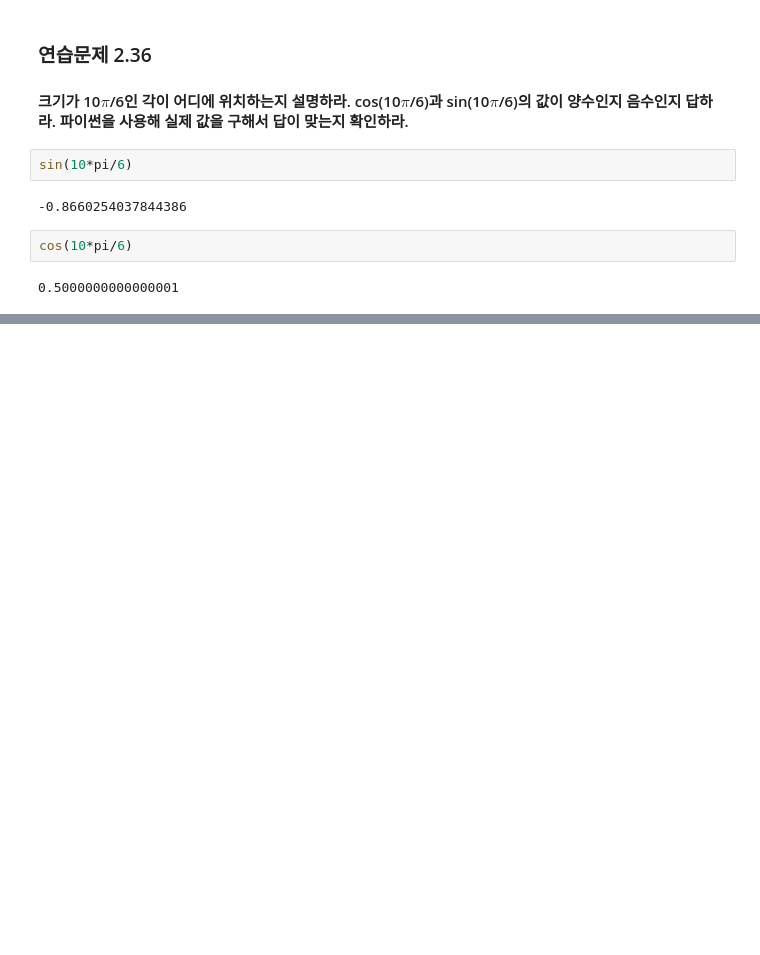
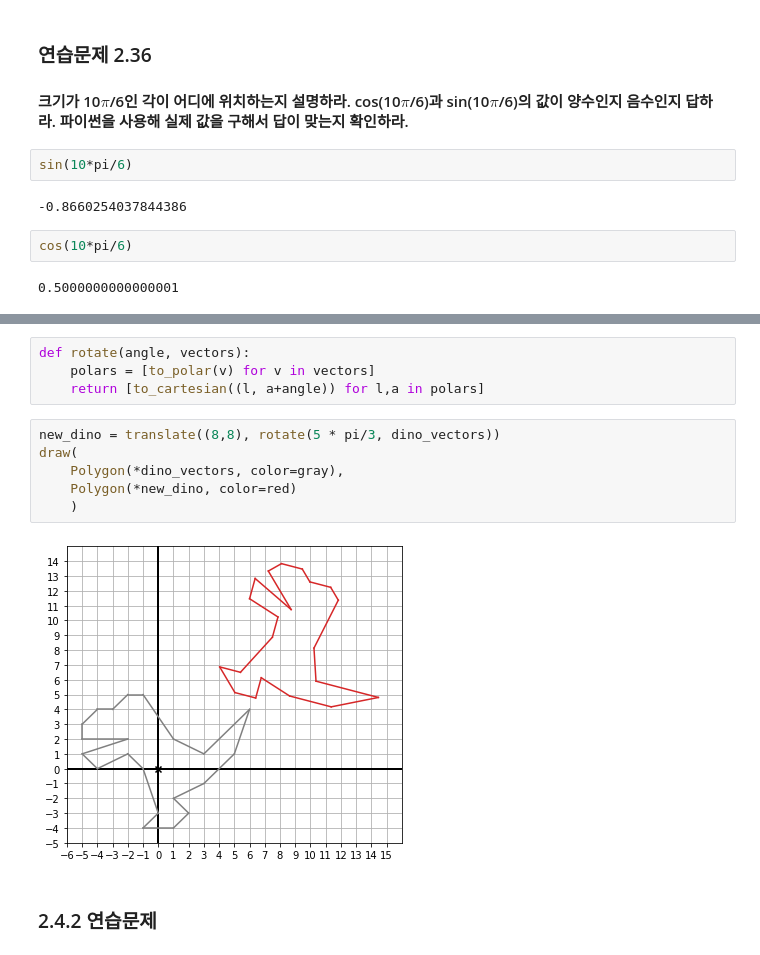
Before and after one commit to lhk6565/Math-for-Programmers, a Jupyter notebook: Part 1/Chapter 02/Chapter 02 Walkthrough.ipynb, the cells around one changed output, grey strips where cells are left out. Drawn from its saved outputs; the diff is of its cells as text; blank space fills up the shorter version.

```diff
--- a/Part 1/Chapter 02/Chapter 02 Walkthrough.ipynb
+++ b/Part 1/Chapter 02/Chapter 02 Walkthrough.ipynb
@@ -476,0 +566,14 @@ cos(10*pi/6)
+# %%
+def rotate(angle, vectors):
+    polars = [to_polar(v) for v in vectors]
+    return [to_cartesian((l, a+angle)) for l,a in polars]
+# %%
+new_dino = translate((8,8), rotate(5 * pi/3, dino_vectors))
+draw(
+    Polygon(*dino_vectors, color=gray),
+    Polygon(*new_dino, color=red)
+    )
+# %% [output]
+[figure, added]
+# %% [markdown]
+### 2.4.2 연습문제
```
Also changed, not shown: parts of 29 cells of this notebook.
